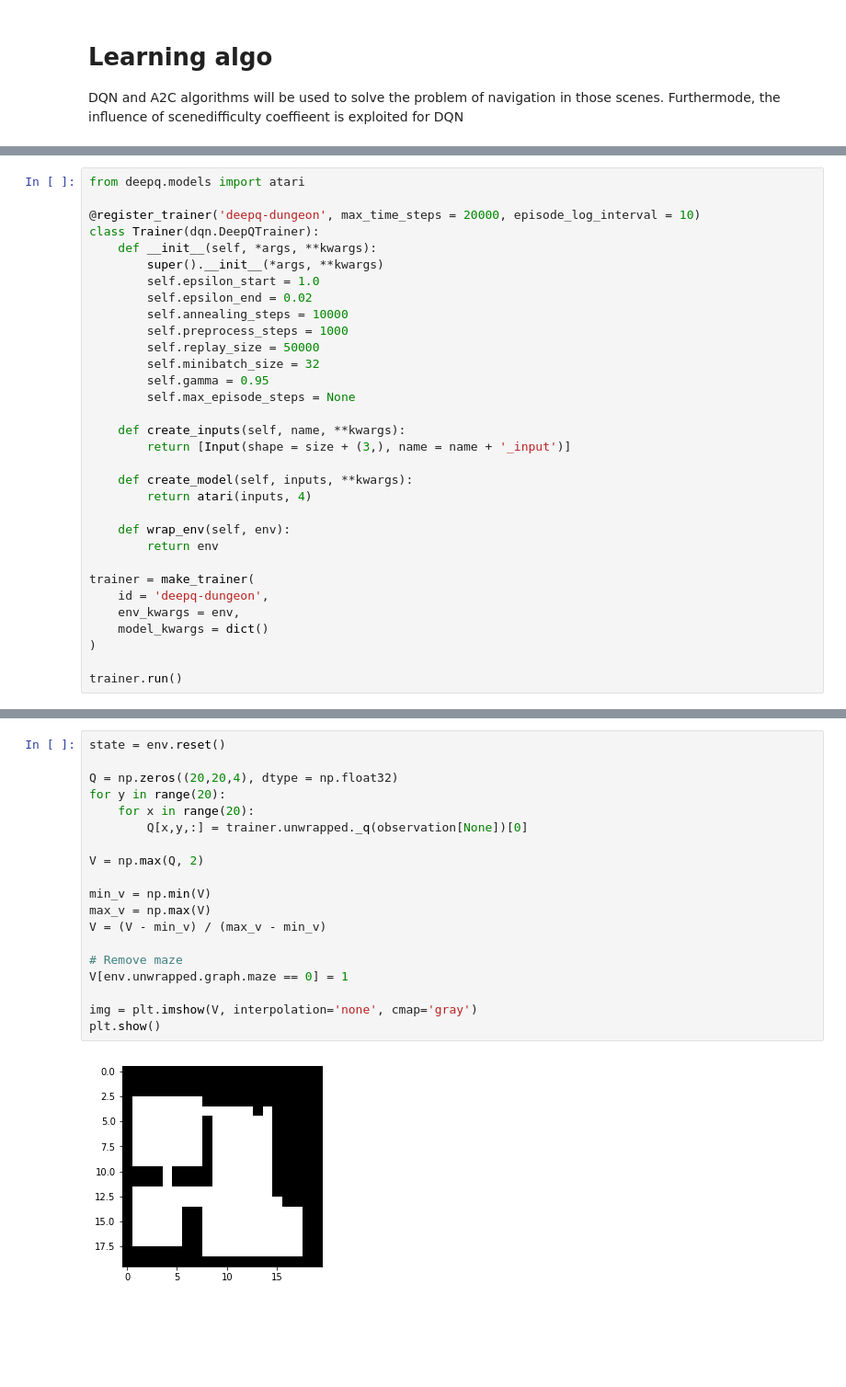
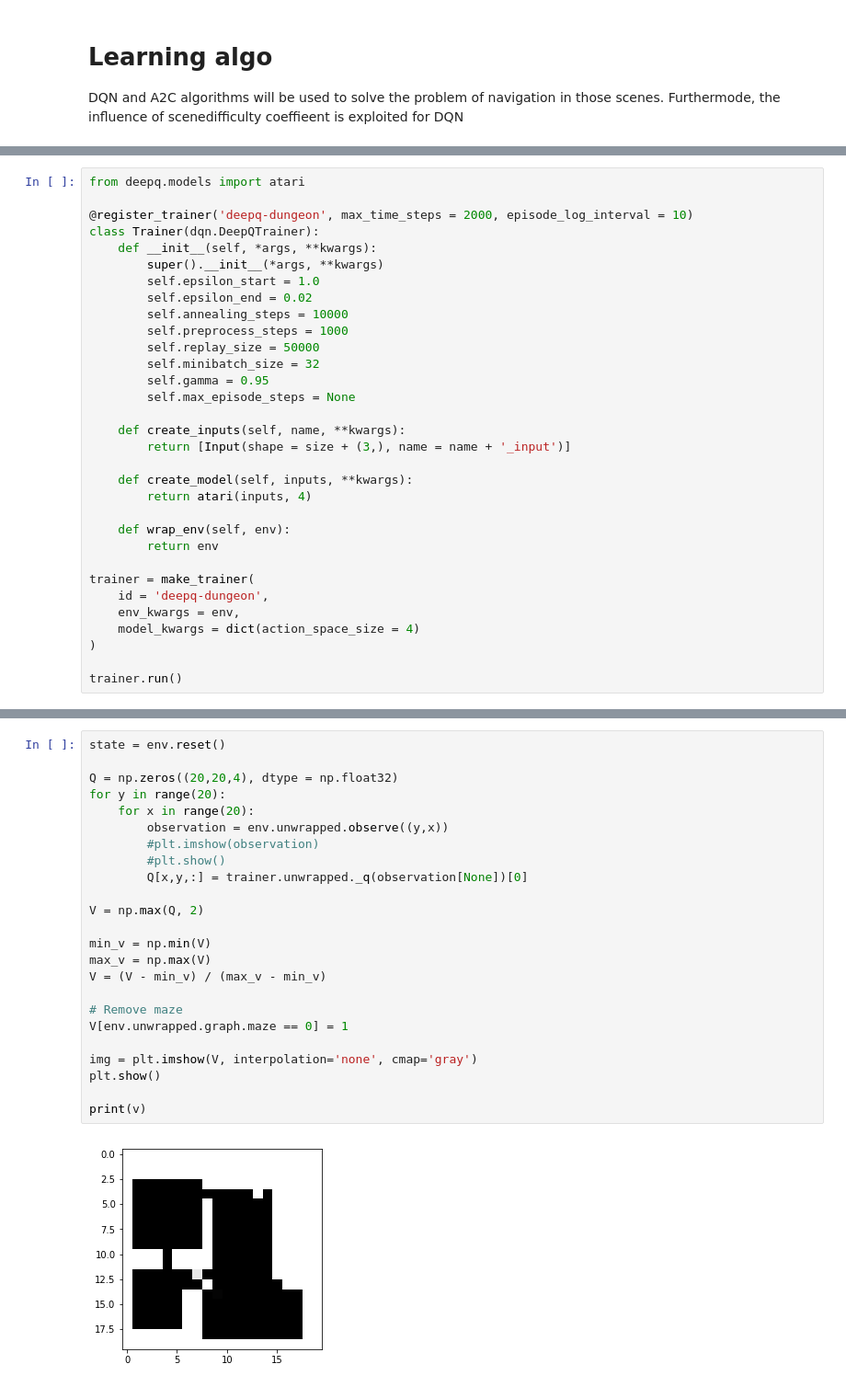
Before and after one commit to felipefelixarias/a2cat-vn-pytorch, a Jupyter notebook: src/DungeonSceneComplexity.ipynb, the cells around one changed output, grey strips where cells are left out. Shown at 92% size. Saved outputs shown, nothing was run; the diff lists cells and outputs as text; blank space fills up the shorter version.

Commit message:
Dungeon add validation

```diff
--- a/src/DungeonSceneComplexity.ipynb
+++ b/src/DungeonSceneComplexity.ipynb
@@ -137,7 +126,7 @@ plt.show()
 # %%
 from deepq.models import atari
 
-@register_trainer('deepq-dungeon', max_time_steps = 20000, episode_log_interval = 10)
+@register_trainer('deepq-dungeon', max_time_steps = 2000, episode_log_interval = 10)
 class Trainer(dqn.DeepQTrainer):
     def __init__(self, *args, **kwargs):
         super().__init__(*args, **kwargs)
@@ -162,7 +151,7 @@ class Trainer(dqn.DeepQTrainer):
 trainer = make_trainer(
     id = 'deepq-dungeon',
     env_kwargs = env,
-    model_kwargs = dict()
+    model_kwargs = dict(action_space_size = 4)
 )
 
 trainer.run()
@@ -222,24 +191,29 @@ Evaluating deepq-dungeon
 # %%
 state = env.reset()
 
 Q = np.zeros((20,20,4), dtype = np.float32)
 for y in range(20):
     for x in range(20):
+        observation = env.unwrapped.observe((y,x))
+        #plt.imshow(observation)
+        #plt.show()
         Q[x,y,:] = trainer.unwrapped._q(observation[None])[0]
 
 V = np.max(Q, 2)
 
 min_v = np.min(V)
 max_v = np.max(V)
 V = (V - min_v) / (max_v - min_v)
 
 # Remove maze
 V[env.unwrapped.graph.maze == 0] = 1
 
 img = plt.imshow(V, interpolation='none', cmap='gray')
 plt.show()
+
+print(v)
 # %% [output]
-[figure, old version]
+[figure, new version]
 # %%
 s1 = env.reset()
 plt.imshow(s1)
```
Also changed, not shown: parts of 11 cells of this notebook, 9 other files.
